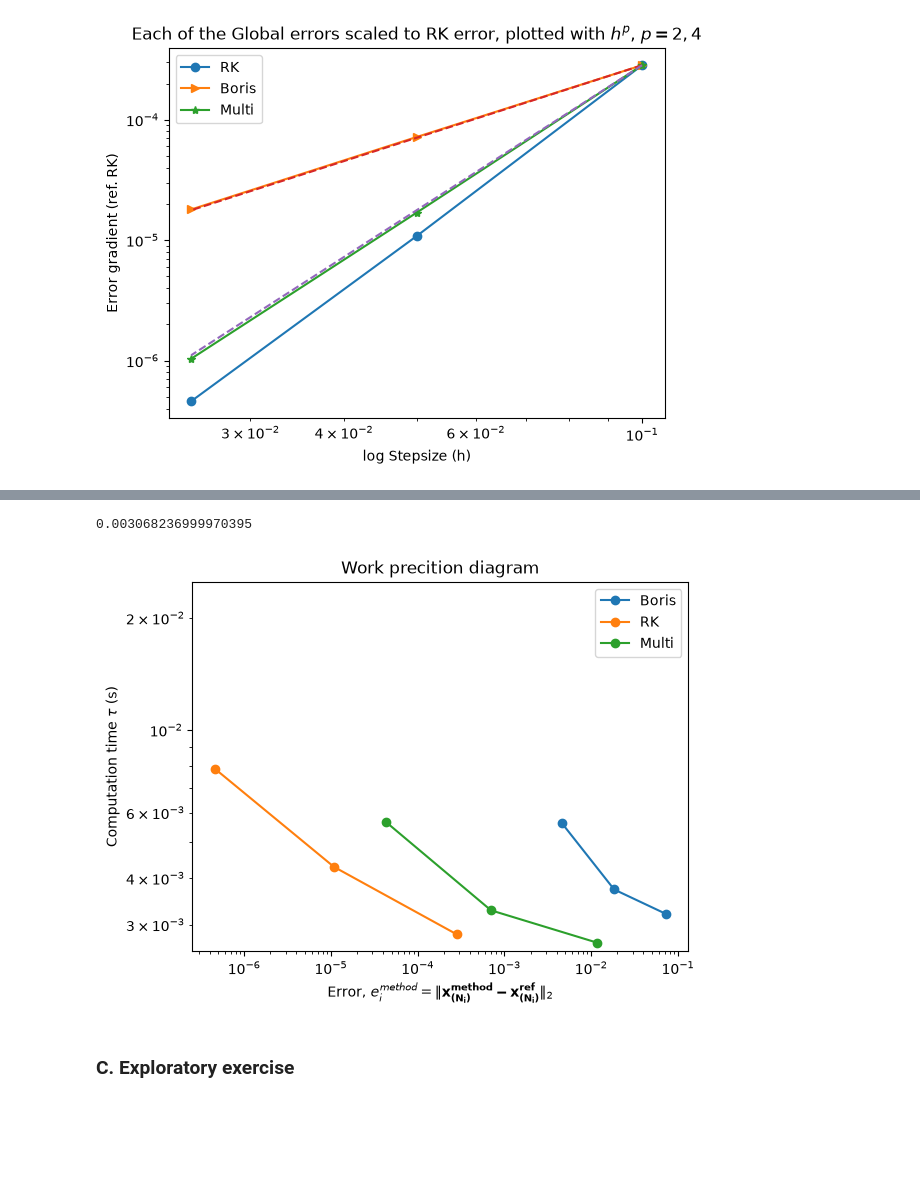
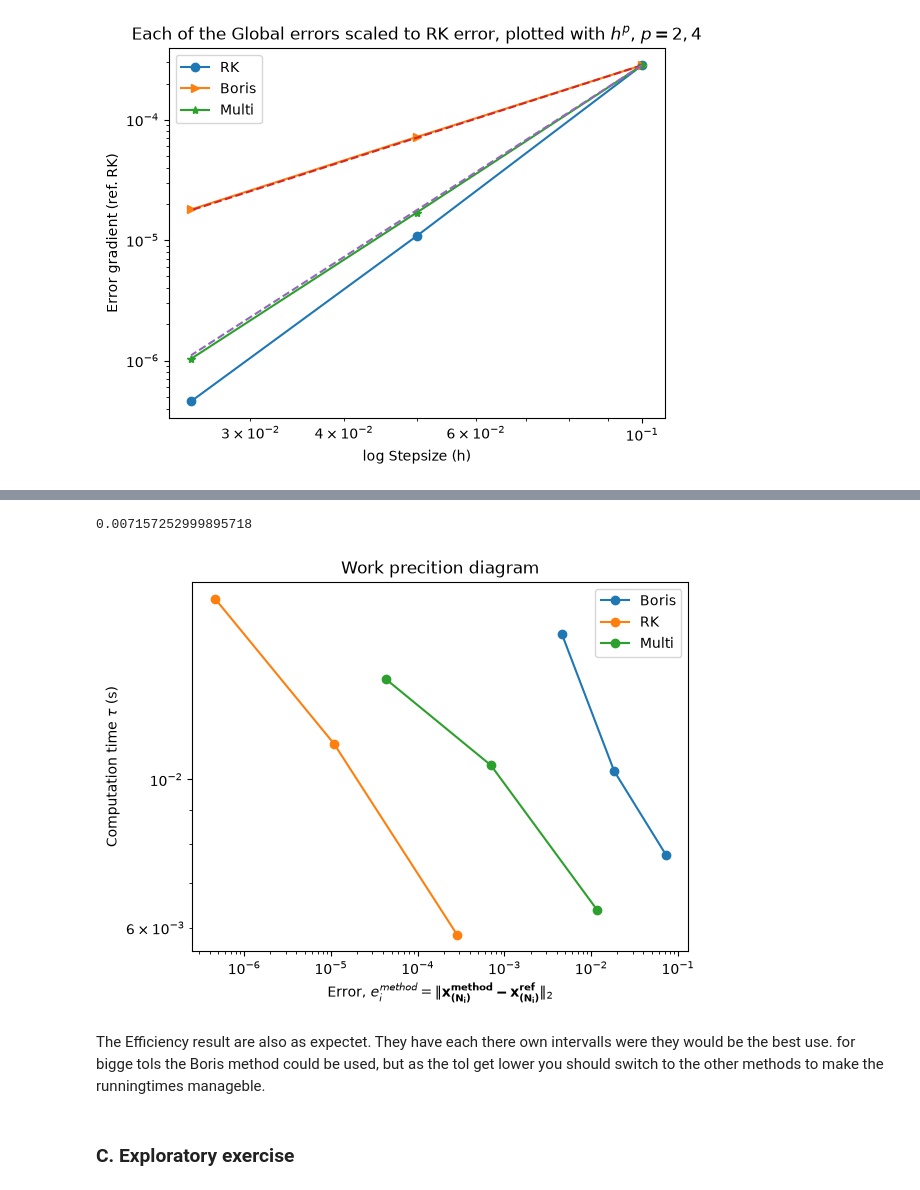
Before and after one commit to einaraarnaes/Project_2_TMA4215, a Jupyter notebook: report.ipynb, the cells around one changed output, grey strips where cells are left out. Drawn from its saved outputs; the diff is of its cells as text; code cells hidden in the pictures; blank space fills up the shorter version.

```diff
--- a/report.ipynb
+++ b/report.ipynb
@@ -636,19 +643,22 @@ plt.show()
 # %%
 #Work precition diagram
 print(tau_i_Boris_2D[0])
 plt.figure()
 plt.title(r"Work precition diagram")
 plt.xlabel(r"Error, $e_i^{method} = \|\mathbf{x_{(N_i)}^{method}-x_{(N_i)}^{ref}}\|_2$")
 plt.ylabel(r"Computation time $\tau$ (s)")
 plt.loglog(e_i_Boris_2D[1:],tau_i_Boris_2D[1:],"o", label = "Boris", linestyle = "-")
 plt.loglog(e_i_RK_2D[1:],tau_i_RK_2D[1:],"o", label = "RK", linestyle = "-")
 plt.loglog(e_i_multi_2D[1:],tau_i_multi_2D[1:],"o", label = "Multi", linestyle = "-")
-plt.ylim(None,0.025)
+#plt.ylim(None,0.025)
 plt.legend()
 plt.show()
 # %% [output]
-0.003068236999970395
+0.007157252999895718
-[figure, old version]
+[figure, new version]
+# %% [markdown]
+The Efficiency result are also as expectet. They have each there own intervalls were they would be the best use.
+for bigge tols the Boris method could be used, but as the tol get lower you should switch to the other methods to make the runningtimes manageble.
 # %% [markdown]
 ### C. Exploratory exercise
 # %% [markdown]
```
Also changed, not shown: parts of 4 cells of this notebook.
